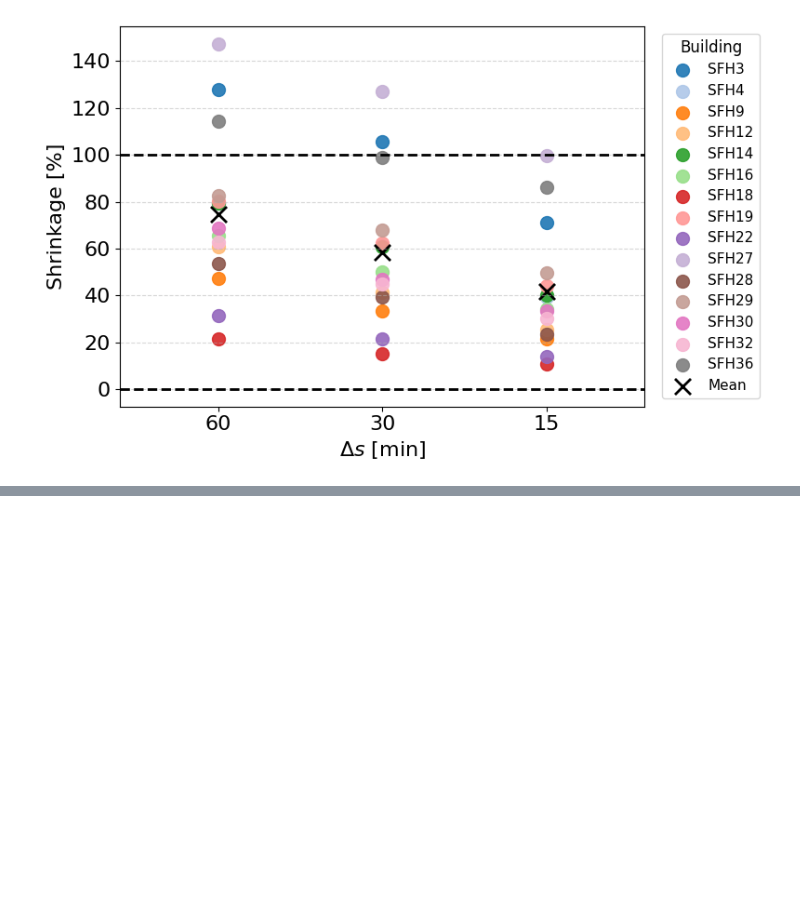
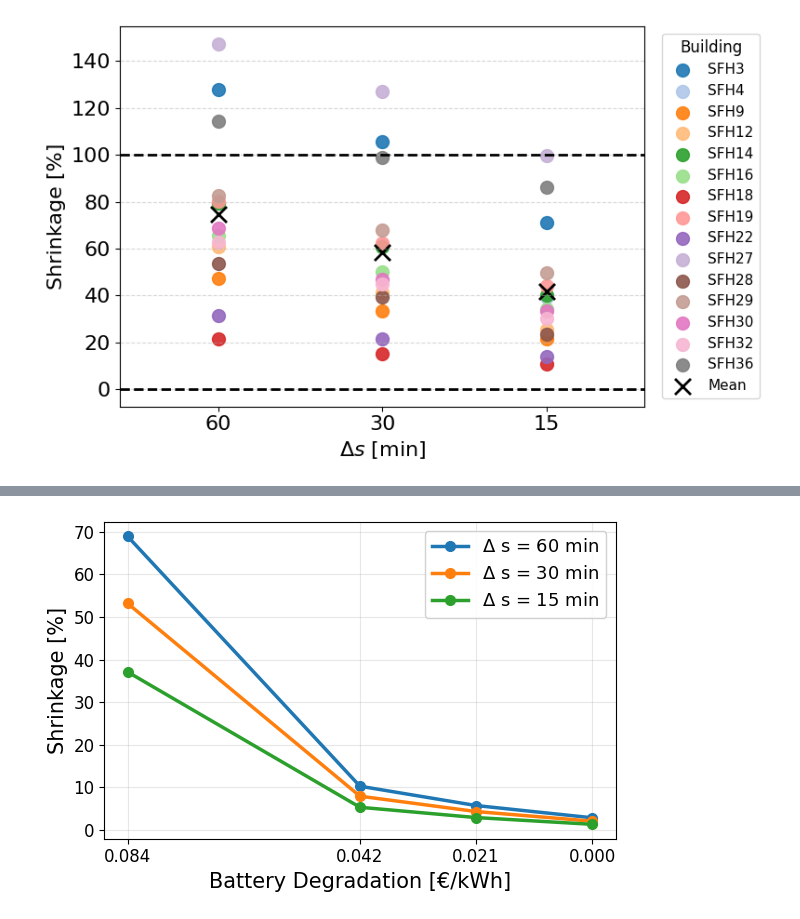
Before and after one commit to JaMoPinter/MPC-vs-RBC, a Jupyter notebook: 03_optimization/evaluation/full_evaluation.ipynb, the cells around one changed output, grey strips where cells are left out. Saved outputs shown, nothing was run; the diff lists cells and outputs as text; code cells hidden in the pictures; blank space fills up the shorter version.

Commit message:
Updated Evaluation File and Configs

```diff
--- a/03_optimization/evaluation/full_evaluation.ipynb
+++ b/03_optimization/evaluation/full_evaluation.ipynb
@@ -1045,0 +1409,62 @@ plt.show()
+# %%
+import matplotlib.pyplot as plt
+
+
+def plot_shrinkage(shrinkage_df):
+    """
+    Plot shrinkage vs Z value for different XX values.
+    Paper-ready version with reversed x-axis.
+    """
+    # Parse the config to extract XX and Z values
+    plot_data = {}
+    z_values = [0.084, 0.042, 0.021, 0]
+    for i, config in enumerate(shrinkage_df.index):
+        # Extract XX and Z from config like "mref60_c4"
+        parts = config.split('_')
+        xx = int(parts[0].replace('mref', ''))
+        z = int(parts[1].replace('c', '')) * 0.01
+        if z == 0.08:
+            z = 0.084  # Adjust for the specific case of c8
+        elif z == 0.04:
+            z = 0.042  # Adjust for the specific case of c4
+        elif z == 0.02:
+            z = 0.021  # Adjust for the specific case of c2
+
+        if xx not in plot_data:
+            plot_data[xx] = {'z': [], 'shrinkage': []}
+
+        plot_data[xx]['z'].append(z)
+        plot_data[xx]['shrinkage'].append(shrinkage_df.loc[config, 'shrinkage_percent'])
+
+    # Create the plot
+    fig, ax = plt.subplots(figsize=(6, 4))
+
+    for xx in sorted(plot_data.keys(), reverse=True):  # 60, 30, 15
+        # Sort by Z value for proper line connection
+        z_vals = plot_data[xx]['z']
+        shrinkage_vals = plot_data[xx]['shrinkage']
+        sorted_pairs = sorted(zip(z_vals, shrinkage_vals), reverse=True)
+        z_sorted, shrinkage_sorted = zip(*sorted_pairs)
+
+        ax.plot(z_sorted, shrinkage_sorted, marker='o', linewidth=2.5,
+                markersize=7, label=rf"$\Delta$ s = {xx} min")
+
+    ax.set_xlabel('Battery Degradation [€/kWh]', fontsize=15)
+    ax.set_ylabel('Shrinkage [%]', fontsize=15)
+    ax.legend(fontsize=13, framealpha=0.9)
+    ax.grid(True, alpha=0.3, linewidth=0.8)
+    ax.set_xticks([0.084, 0.042, 0.021, 0])
+    ax.tick_params(axis='both', labelsize=12)
+
+    # Reverse x-axis
+    ax.invert_xaxis()
+
+    plt.tight_layout()
+    #plt.savefig('shrinkage_battery_deg.pdf', bbox_inches='tight')
+    plt.show()
+
+
+# Call the function
+plot_shrinkage(shrinkage_df)
+# %% [output]
+[figure, added]
```
Also changed, not shown: parts of 22 cells of this notebook, 1 other file.
